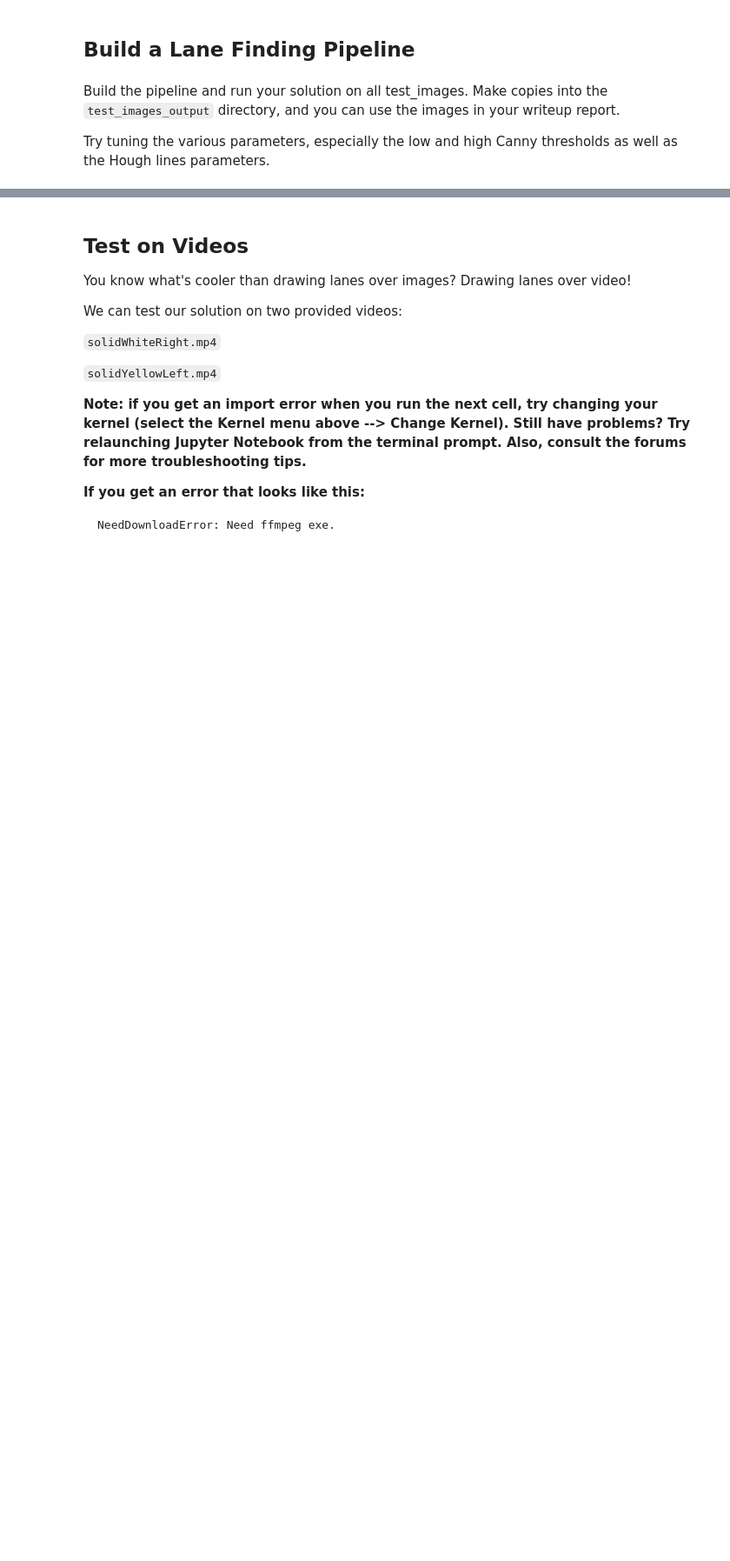
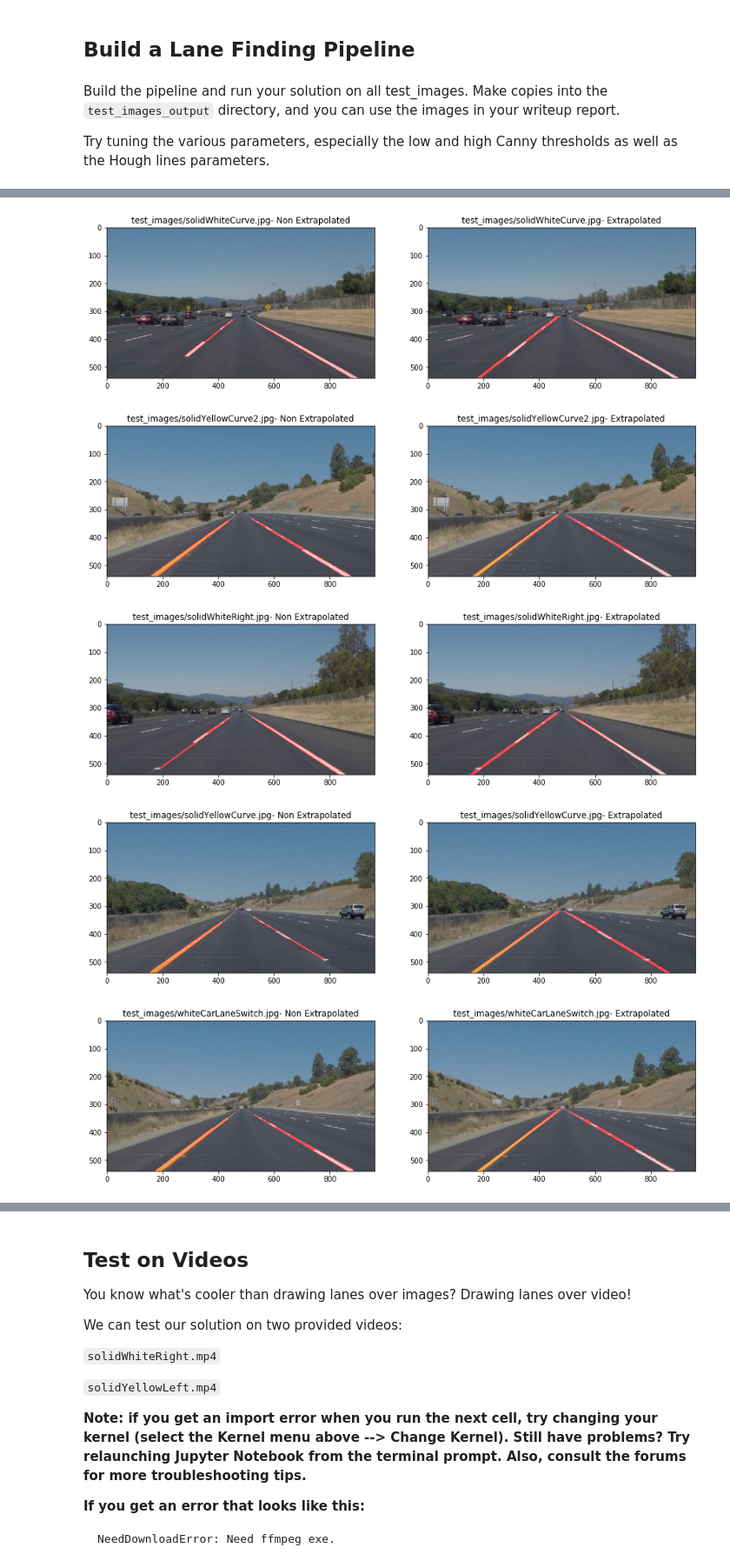
Before and after one commit to nalinraut/CarND-Lane_Lines, a Jupyter notebook: P1.ipynb, the cells around one changed output, grey strips where cells are left out. Shown at 87% size. Drawn from its saved outputs; the diff is of its cells as text; code cells hidden in the pictures; blank space fills up the shorter version.

```diff
--- a/P1.ipynb
+++ b/P1.ipynb
@@ -257,0 +317,32 @@ for i in img_list:
+# %%
+
+for i in img_list:
+    #reset()
+    count = 1
+    im = 'test_images/'+i
+    img = mpimg.imread(im)
+
+    output_image1 = process_image(img, "raw")
+    output_image2 = process_image(img, "smooth")
+    o = 'test_images_output/'+ i
+
+    f = plt.figure()
+    f.set_figheight(15)
+    f.set_figwidth(15)
+
+    plt.subplot(1,2,count)
+    plt.imshow(output_image1)
+    plt.title(im+'- Non Extrapolated')
+
+    plt.subplot(1,2,count+1)
+    plt.imshow(output_image2)
+    plt.title(im+'- Extrapolated')
+
+    mpimg.imsave(o,output_image)
+    count = count + 1
+# %% [output]
+[figure, added]
+[figure, added]
+[figure, added]
+[figure, added]
+[figure, added]
```
Also changed, not shown: parts of 9 cells of this notebook, 21 other files.
